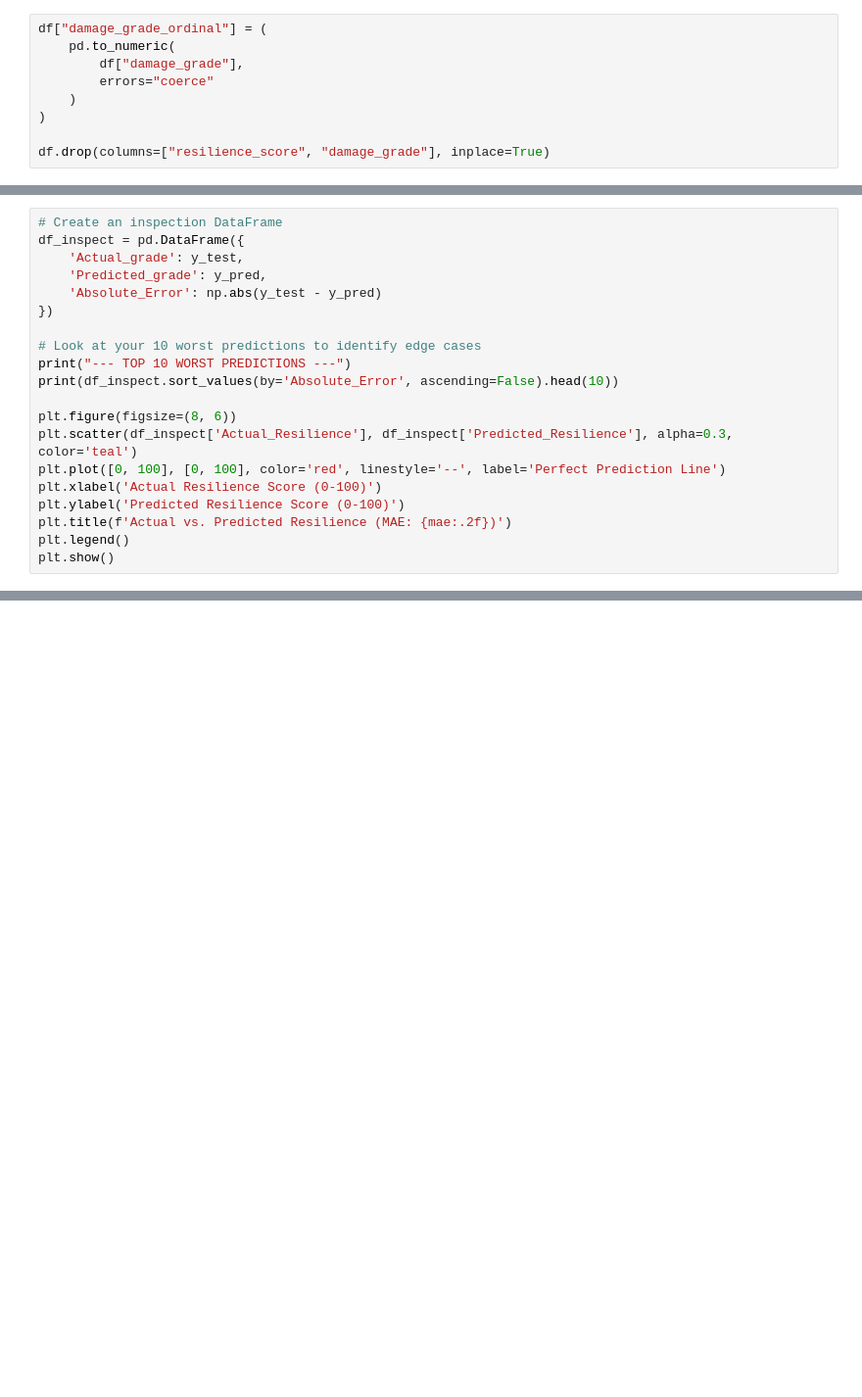
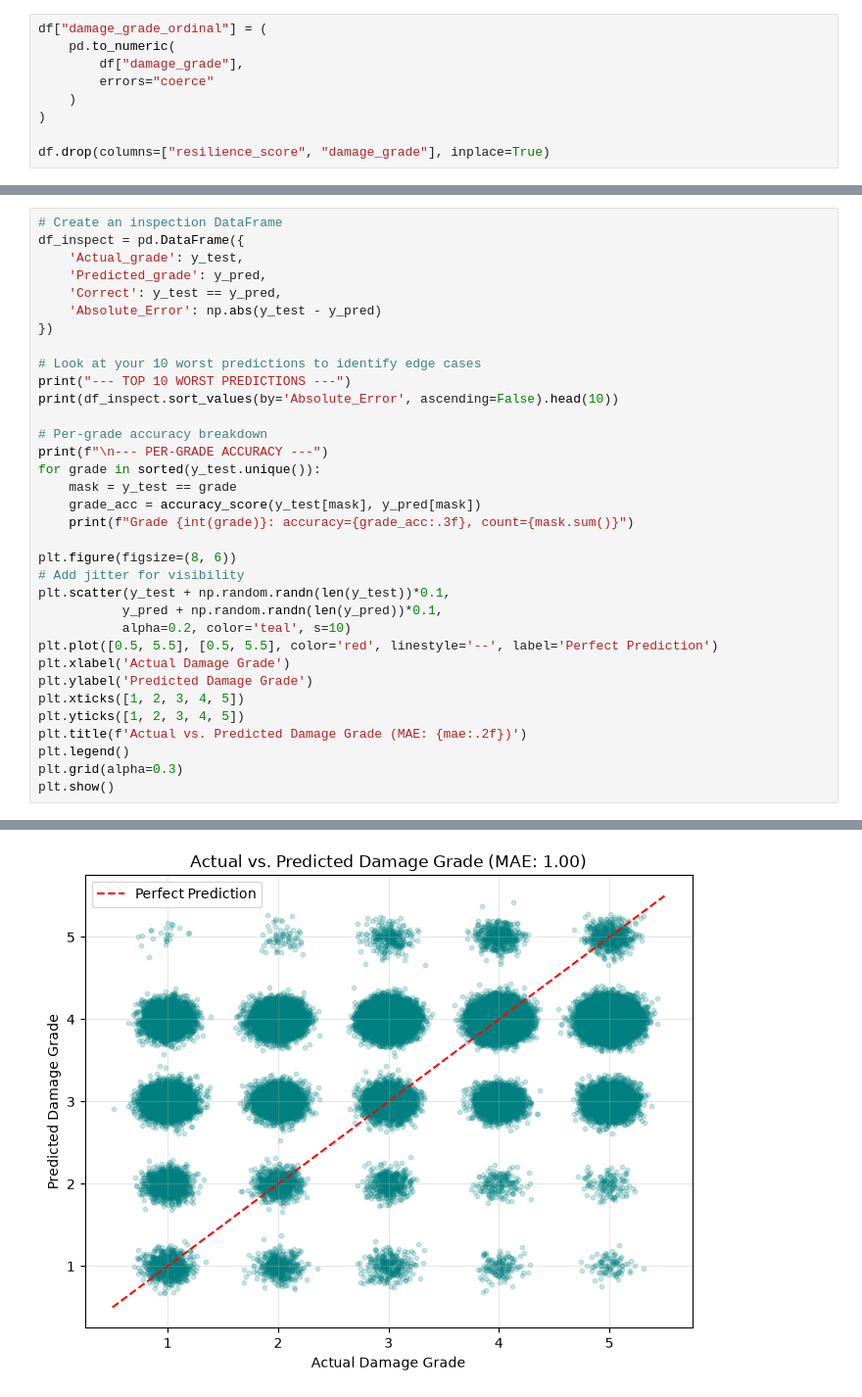
Before and after one commit to Mhk-debug/ResilienceAI, a Jupyter notebook: training/xgb_regressor_improved.ipynb, the cells around one changed output, grey strips where cells are left out. Shown at 98% size. Cells and saved outputs as stored; diff of their text form; blank space fills up the shorter version.

```diff
--- a/training/xgb_regressor_improved.ipynb
+++ b/training/xgb_regressor_improved.ipynb
@@ -203,6 +217,7 @@ Top 15 most important features:
 df_inspect = pd.DataFrame({
     'Actual_grade': y_test,
     'Predicted_grade': y_pred,
+    'Correct': y_test == y_pred,
     'Absolute_Error': np.abs(y_test - y_pred)
 })
 
@@ -210,11 +225,25 @@ df_inspect = pd.DataFrame({
 print("--- TOP 10 WORST PREDICTIONS ---")
 print(df_inspect.sort_values(by='Absolute_Error', ascending=False).head(10))
 
+# Per-grade accuracy breakdown
+print(f"\n--- PER-GRADE ACCURACY ---")
+for grade in sorted(y_test.unique()):
+    mask = y_test == grade
+    grade_acc = accuracy_score(y_test[mask], y_pred[mask])
+    print(f"Grade {int(grade)}: accuracy={grade_acc:.3f}, count={mask.sum()}")
+
 plt.figure(figsize=(8, 6))
-plt.scatter(df_inspect['Actual_Resilience'], df_inspect['Predicted_Resilience'], alpha=0.3, color='teal')
-plt.plot([0, 100], [0, 100], color='red', linestyle='--', label='Perfect Prediction Line')
-plt.xlabel('Actual Resilience Score (0-100)')
-plt.ylabel('Predicted Resilience Score (0-100)')
-plt.title(f'Actual vs. Predicted Resilience (MAE: {mae:.2f})')
+# Add jitter for visibility
+plt.scatter(y_test + np.random.randn(len(y_test))*0.1,
+           y_pred + np.random.randn(len(y_pred))*0.1,
+           alpha=0.2, color='teal', s=10)
+plt.plot([0.5, 5.5], [0.5, 5.5], color='red', linestyle='--', label='Perfect Prediction')
+plt.xlabel('Actual Damage Grade')
+plt.ylabel('Predicted Damage Grade')
+plt.xticks([1, 2, 3, 4, 5])
+plt.yticks([1, 2, 3, 4, 5])
+plt.title(f'Actual vs. Predicted Damage Grade (MAE: {mae:.2f})')
 plt.legend()
+plt.grid(alpha=0.3)
 plt.show()
+# %% [output]
@@ -220,0 +269 @@ plt.show()
+[figure, added]
```
Also changed, not shown: parts of 9 cells of this notebook, 36 other files.
